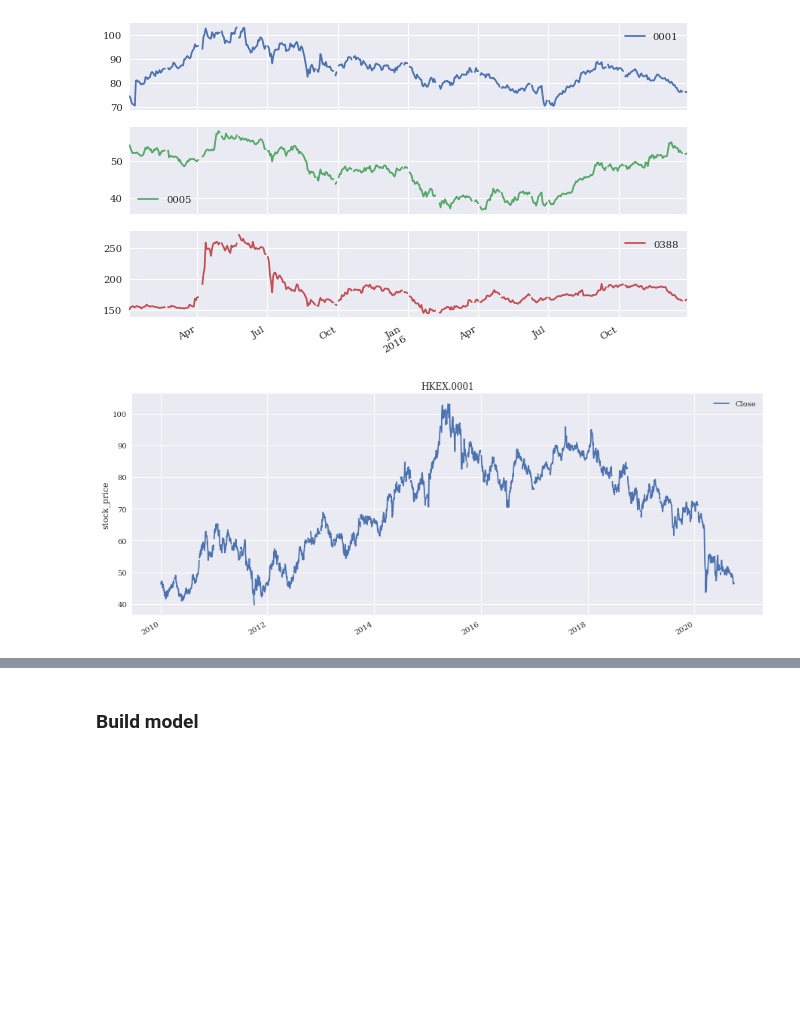
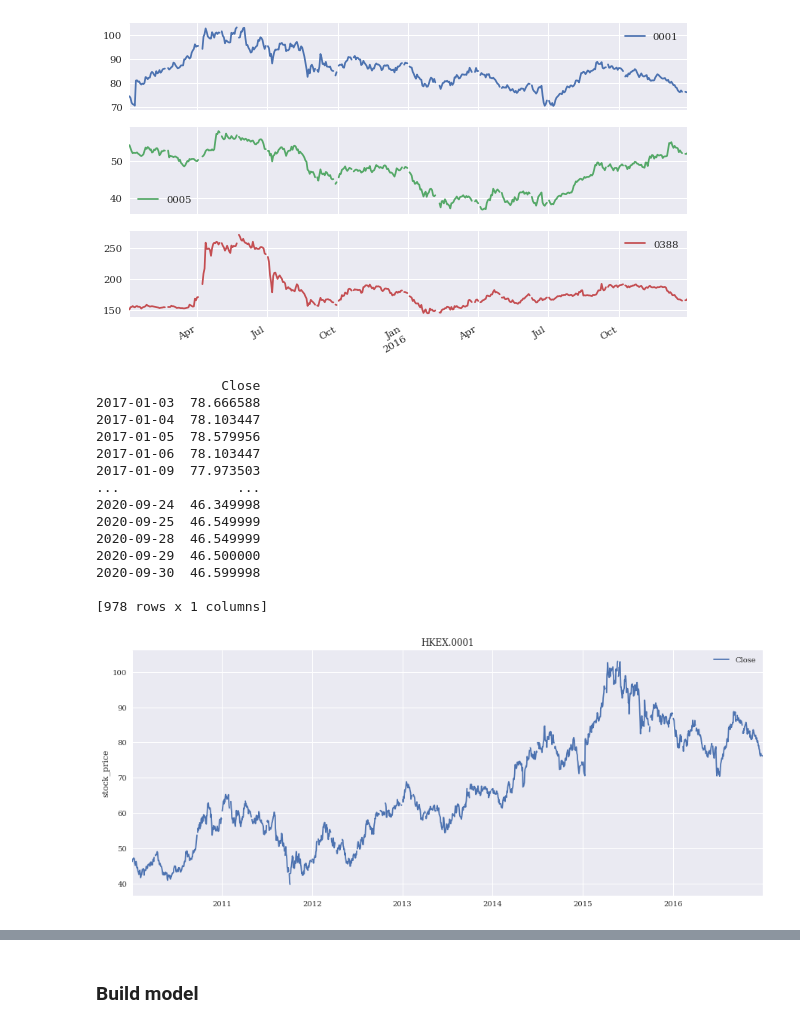
Before and after one commit to awoo424/algotrading, a Jupyter notebook: code/integrated-strategy/predict-trading-signal.ipynb, the cells around one changed output, grey strips where cells are left out. Saved outputs shown, nothing was run; the diff lists cells and outputs as text; code cells hidden in the pictures; blank space fills up the shorter version.

```diff
--- a/code/integrated-strategy/predict-trading-signal.ipynb
+++ b/code/integrated-strategy/predict-trading-signal.ipynb
@@ -61,16 +61,37 @@ df.head()
 | 2015-01-08 | 71.022484 | 52.192142 | 154.548187 |
 [figure]
 # %%
-dates = pd.date_range('2010-01-02','2020-10-11',freq='B')
+dates = pd.date_range('2010-01-02','2016-12-31',freq='B')
+test_dates=pd.date_range('2017-01-03','2020-09-30',freq='B')
 symbols = ["0001"]
+
 df_0001 = stocks_data(symbols, dates)
+df_0001_test=stocks_data(symbols, test_dates)
+
 df_0001 = df_0001.rename(columns={'0001': 'Close'})
+df_0001_test=df_0001_test.rename(columns={'0001': 'Close'})
+print(df_0001_test)
+
 
 df_0001.plot(figsize=(15, 6))
 plt.ylabel("stock_price")
 plt.title("HKEX.0001")
 plt.show()
 # %% [output]
+                Close
+2017-01-03  78.666588
+2017-01-04  78.103447
+2017-01-05  78.579956
+2017-01-06  78.103447
+2017-01-09  77.973503
+...               ...
+2020-09-24  46.349998
+2020-09-25  46.549999
+2020-09-28  46.549999
+2020-09-29  46.500000
+2020-09-30  46.599998
+
+[978 rows x 1 columns]
-[figure, old version]
+[figure, new version]
 # %%
 df_0001 = df_0001.fillna(method='ffill')
```
Also changed, not shown: parts of 11 cells of this notebook.
